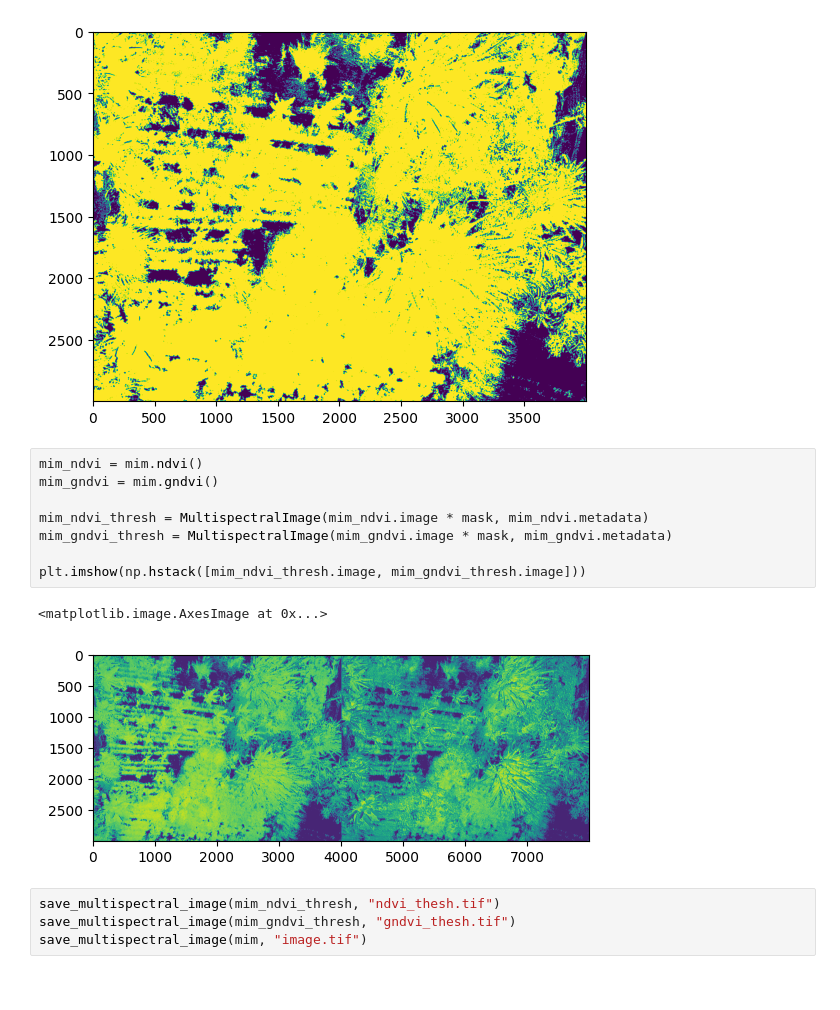
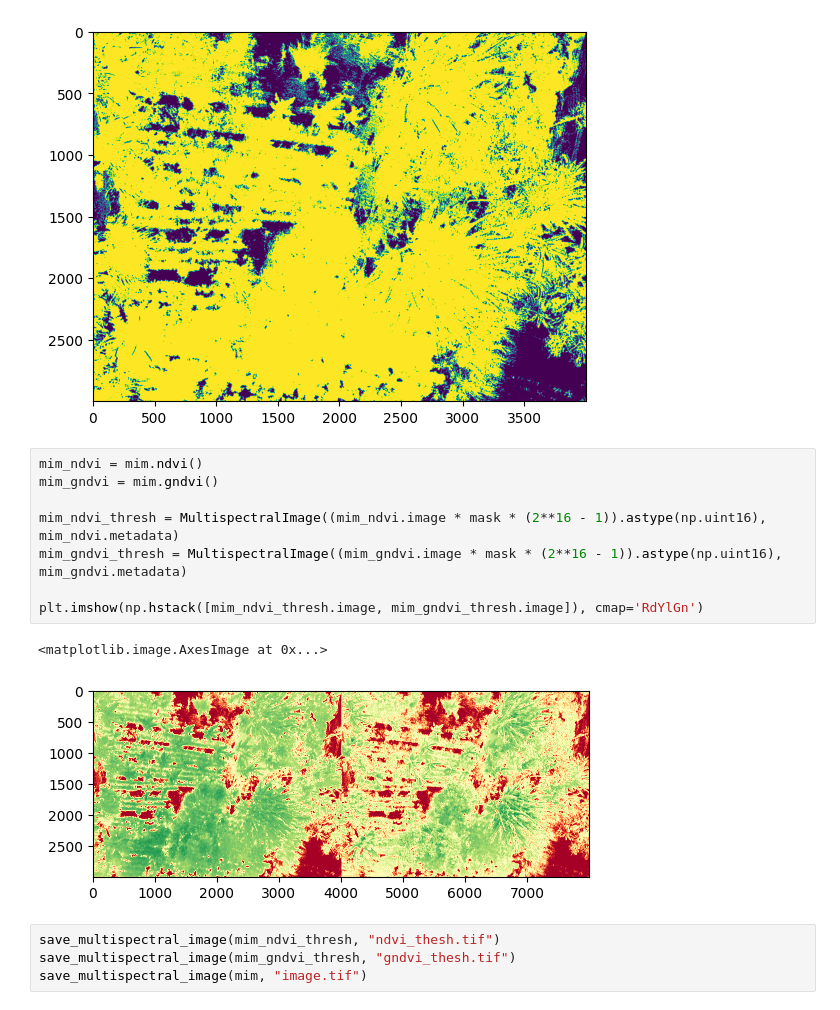
Before and after one commit to rs2lab/survey3-water-stress-detection, a Jupyter notebook: water_stress_detection.ipynb, the cells around one changed output. Cells and saved outputs as stored; diff of their text form.

Commit message:
chore: update ndvi and gdnvi ranges to uint16

```diff
--- a/water_stress_detection.ipynb
+++ b/water_stress_detection.ipynb
@@ -113,14 +115,14 @@ plt.imshow(mask)
 # %%
 mim_ndvi = mim.ndvi()
 mim_gndvi = mim.gndvi()
 
-mim_ndvi_thresh = MultispectralImage(mim_ndvi.image * mask, mim_ndvi.metadata)
-mim_gndvi_thresh = MultispectralImage(mim_gndvi.image * mask, mim_gndvi.metadata)
+mim_ndvi_thresh = MultispectralImage((mim_ndvi.image * mask * (2**16 - 1)).astype(np.uint16), mim_ndvi.metadata)
+mim_gndvi_thresh = MultispectralImage((mim_gndvi.image * mask * (2**16 - 1)).astype(np.uint16), mim_gndvi.metadata)
 
-plt.imshow(np.hstack([mim_ndvi_thresh.image, mim_gndvi_thresh.image]))
+plt.imshow(np.hstack([mim_ndvi_thresh.image, mim_gndvi_thresh.image]), cmap='RdYlGn')
 # %% [output]
 <matplotlib.image.AxesImage at 0x...>
-[figure, old version]
+[figure, new version]
 # %%
 save_multispectral_image(mim_ndvi_thresh, "ndvi_thesh.tif")
 save_multispectral_image(mim_gndvi_thresh, "gndvi_thesh.tif")
```
Also changed, not shown: parts of 1 cell of this notebook.
